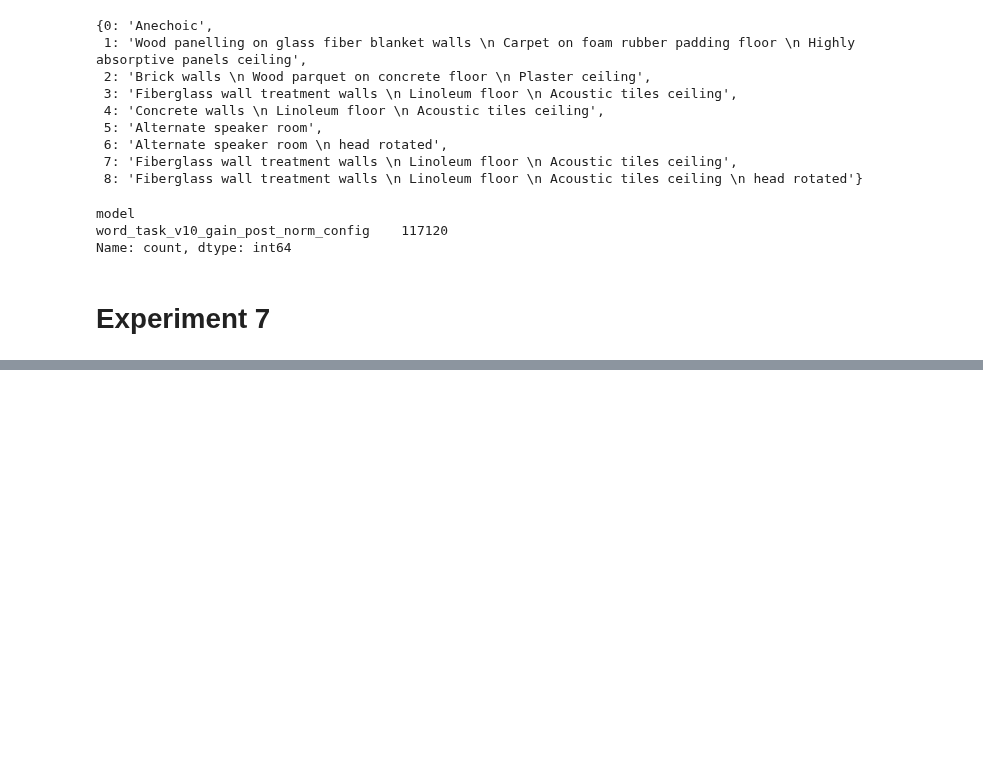
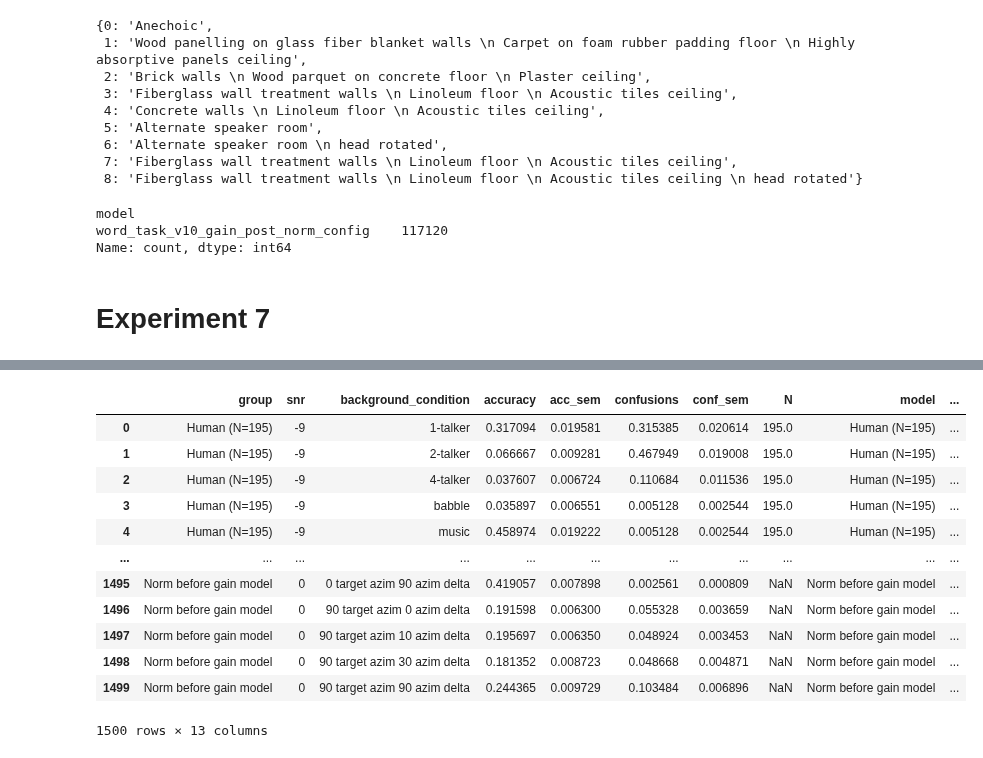
Before and after one commit to mcdermottLab/auditory_attention, a Jupyter notebook: notebooks/rebuttal_analysis/summarize_norm_then_gain_arch.ipynb, the cells around one changed output, grey strips where cells are left out. Cells and saved outputs as stored; diff of their text form; code cells hidden in the pictures; blank space fills up the shorter version.

```diff
--- a/notebooks/rebuttal_analysis/summarize_norm_then_gain_arch.ipynb
+++ b/notebooks/rebuttal_analysis/summarize_norm_then_gain_arch.ipynb
@@ -699,0 +779,16 @@ exp_7_df.columns = ['model', 'target_azim', 'azim_delta', 'accuracy', 'accuracy_
+# %%
+to_analyze
+# %% [output]
+|  | group | snr | background_condition | accuracy | acc_sem | confusions | conf_sem | N | model | ... |
+| 0 | Human (N=195) | -9 | 1-talker | 0.317094 | 0.019581 | 0.315385 | 0.020614 | 195.0 | Human (N=195) | ... |
+| 1 | Human (N=195) | -9 | 2-talker | 0.066667 | 0.009281 | 0.467949 | 0.019008 | 195.0 | Human (N=195) | ... |
+| 2 | Human (N=195) | -9 | 4-talker | 0.037607 | 0.006724 | 0.110684 | 0.011536 | 195.0 | Human (N=195) | ... |
+| 3 | Human (N=195) | -9 | babble | 0.035897 | 0.006551 | 0.005128 | 0.002544 | 195.0 | Human (N=195) | ... |
+| 4 | Human (N=195) | -9 | music | 0.458974 | 0.019222 | 0.005128 | 0.002544 | 195.0 | Human (N=195) | ... |
+| ... | ... | ... | ... | ... | ... | ... | ... | ... | ... | ... |
+| 1495 | Norm before gain model | 0 | 0 target azim 90 azim delta | 0.419057 | 0.007898 | 0.002561 | 0.000809 | NaN | Norm before gain model | ... |
+| 1496 | Norm before gain model | 0 | 90 target azim 0 azim delta | 0.191598 | 0.006300 | 0.055328 | 0.003659 | NaN | Norm before gain model | ... |
+| 1497 | Norm before gain model | 0 | 90 target azim 10 azim delta | 0.195697 | 0.006350 | 0.048924 | 0.003453 | NaN | Norm before gain model | ... |
+| 1498 | Norm before gain model | 0 | 90 target azim 30 azim delta | 0.181352 | 0.008723 | 0.048668 | 0.004871 | NaN | Norm before gain model | ... |
+| 1499 | Norm before gain model | 0 | 90 target azim 90 azim delta | 0.244365 | 0.009729 | 0.103484 | 0.006896 | NaN | Norm before gain model | ... |
+1500 rows × 13 columns
```
Also changed, not shown: parts of 21 cells of this notebook, 4 other files.
